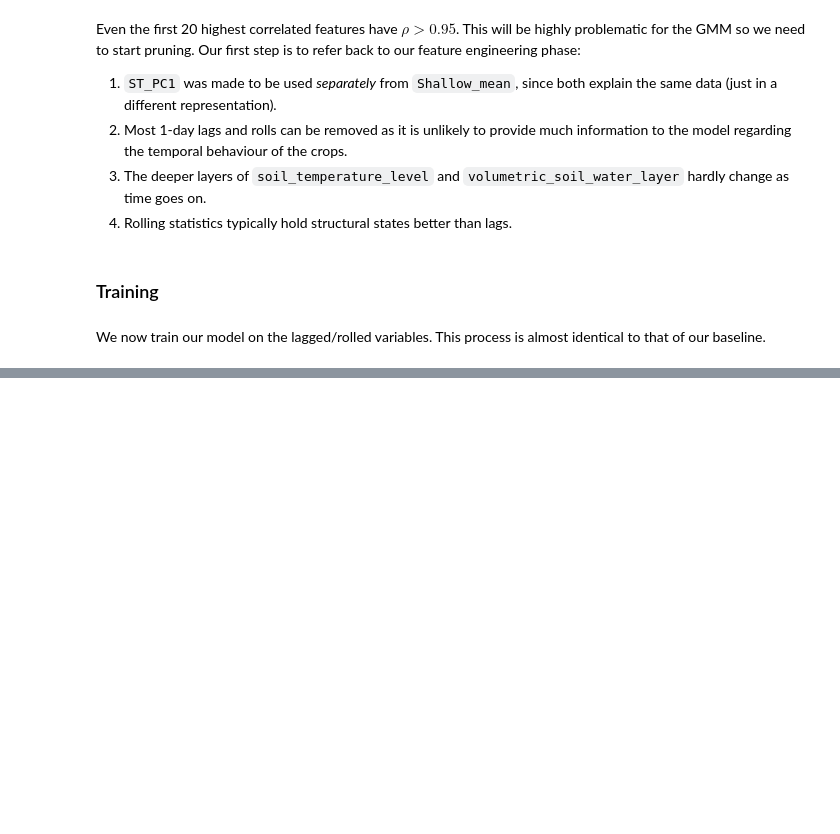
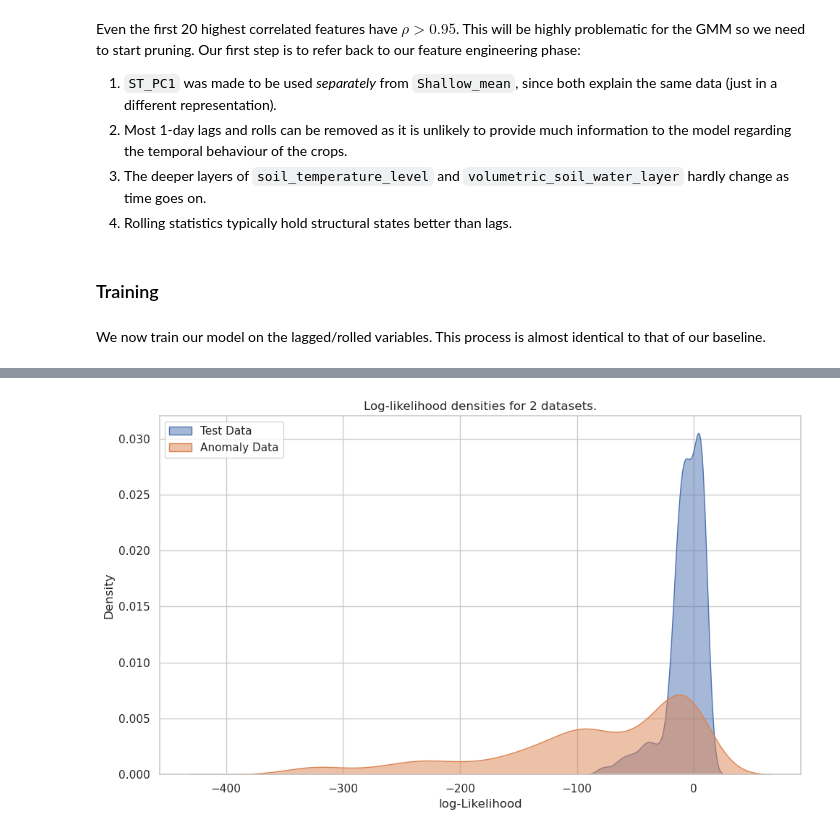
Before and after one commit to asembreek/fieldlens, a Jupyter notebook: notebooks/4. Gaussian Mixture Model.ipynb, the cells around one changed output, grey strips where cells are left out. Saved outputs shown, nothing was run; the diff lists cells and outputs as text; code cells hidden in the pictures; blank space fills up the shorter version.

```diff
--- a/notebooks/4. Gaussian Mixture Model.ipynb
+++ b/notebooks/4. Gaussian Mixture Model.ipynb
@@ -300,7 +372,7 @@ roll_lag_features = [
 eng_features = [
     # Date/time variables
     'Timestamp',
-    "shifted_doy",
+    #"shifted_doy",
     #"doy",
     "Ag_year",
 
@@ -315,6 +387,9 @@ eng_features = [
     #'in_season',
     #'Growth_Stage',
 
+    'doy_sin',
+    'doy_cos',
+
 ]
 
 non_spectral_features = [
@@ -328,6 +403,10 @@ non_spectral_features = [
     #'volumetric_soil_water_layer_4',
     #'soil_temperature_level_4'
 ]
+
+builder = builder_rolled.select_columns(eng_features + roll_lag_features)
+# %%
+norm_df, anom_df = builder.split_by_growing_season(2018, 2019, 2023, 2024)
 # %% [markdown]
 ### Curse of Dimensionality and High Correlation
 # %% [markdown]
@@ -353,0 +494,4 @@ We now train our model on the lagged/rolled variables. This process is almost id
+# %%
+gmm_rolled.plot_likelihood_kde(X_test_df, X_anom_df, labels=["Test Data", "Anomaly Data"])
+# %% [output]
+[figure, added]
```
Also changed, not shown: parts of 20 cells of this notebook, 5 other files.
